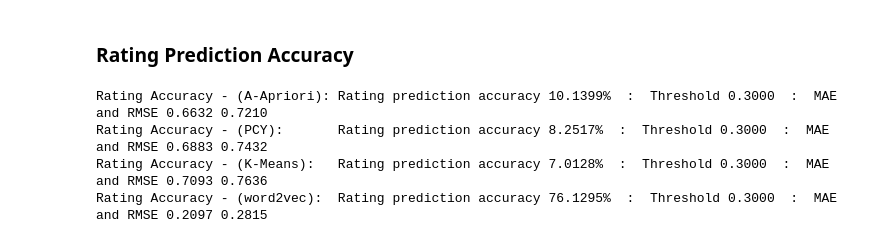
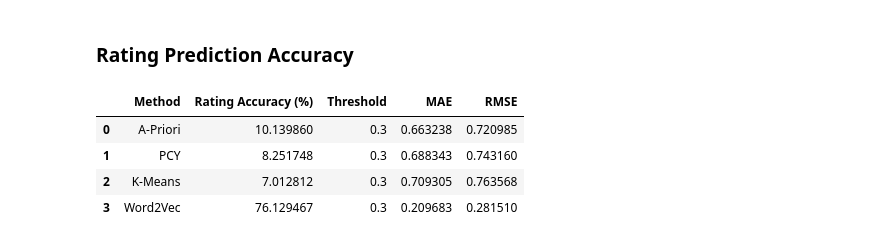
Before and after one commit to albert-moller/BookRecommender, a Jupyter notebook: recommendation_system.ipynb, the cells around one changed output. Drawn from its saved outputs; the diff is of its cells as text; code cells hidden in the pictures.

Commit message:
Displays rating accuracy results as pandas dataframe

```diff
--- a/recommendation_system.ipynb
+++ b/recommendation_system.ipynb
@@ -1505,23 +1505,48 @@ def compute_rating_accuracy(sampled_data, original_data, rec_column, threshold=0
         "RMSE": rmse,
         "threshold": threshold,
     }
-# %%
-apriori_rating_accuracy = compute_rating_accuracy(sampled_data, train_data, "A-Priori Recommendations")
-print(f"Rating Accuracy - (A-Apriori): Rating prediction accuracy {apriori_rating_accuracy["rating_acc"]:.4f}%  :  Threshold {apriori_rating_accuracy["threshold"]:.4f}  :  MAE and RMSE {apriori_rating_accuracy["MAE"]:.4f} {apriori_rating_accuracy["RMSE"]:.4f}")
-
-pcy_rating_accuracy = compute_rating_accuracy(sampled_data, train_data, "PCY Recommendations")
-print(f"Rating Accuracy - (PCY):       Rating prediction accuracy {pcy_rating_accuracy["rating_acc"]:.4f}%  :  Threshold {pcy_rating_accuracy["threshold"]:.4f}  :  MAE and RMSE {pcy_rating_accuracy["MAE"]:.4f} {pcy_rating_accuracy["RMSE"]:.4f}")
-
-kmeans_rating_accuracy = compute_rating_accuracy(sampled_data, train_data, "K-Means Recommendations")
-print(f"Rating Accuracy - (K-Means):   Rating prediction accuracy {kmeans_rating_accuracy["rating_acc"]:.4f}%  :  Threshold {kmeans_rating_accuracy["threshold"]:.4f}  :  MAE and RMSE {kmeans_rating_accuracy["MAE"]:.4f} {kmeans_rating_accuracy["RMSE"]:.4f}")
-
-word2vec_rating_accuracy = compute_rating_accuracy(sampled_data, train_data, "Word2Vec Recommendations")
-print(f"Rating Accuracy - (word2vec):  Rating prediction accuracy {word2vec_rating_accuracy["rating_acc"]:.4f}%  :  Threshold {word2vec_rating_accuracy["threshold"]:.4f}  :  MAE and RMSE {word2vec_rating_accuracy["MAE"]:.4f} {word2vec_rating_accuracy["RMSE"]:.4f}")
-# %% [output]
-Rating Accuracy - (A-Apriori): Rating prediction accuracy 10.1399%  :  Threshold 0.3000  :  MAE and RMSE 0.6632 0.7210
-Rating Accuracy - (PCY):       Rating prediction accuracy 8.2517%  :  Threshold 0.3000  :  MAE and RMSE 0.6883 0.7432
-Rating Accuracy - (K-Means):   Rating prediction accuracy 7.0128%  :  Threshold 0.3000  :  MAE and RMSE 0.7093 0.7636
-Rating Accuracy - (word2vec):  Rating prediction accuracy 76.1295%  :  Threshold 0.3000  :  MAE and RMSE 0.2097 0.2815
+# %%
+apriori_rating_accuracy = compute_rating_accuracy(sampled_data, train_data, "A-Priori Recommendations")
+pcy_rating_accuracy = compute_rating_accuracy(sampled_data, train_data, "PCY Recommendations")
+kmeans_rating_accuracy = compute_rating_accuracy(sampled_data, train_data, "K-Means Recommendations")
+word2vec_rating_accuracy = compute_rating_accuracy(sampled_data, train_data, "Word2Vec Recommendations")
+
+rating_accuracy_results = {
+    "Method": ["A-Priori", "PCY", "K-Means", "Word2Vec"],
+    "Rating Accuracy (%)": [
+        apriori_rating_accuracy["rating_acc"],
+        pcy_rating_accuracy["rating_acc"],
+        kmeans_rating_accuracy["rating_acc"],
+        word2vec_rating_accuracy["rating_acc"],
+    ],
+    "Threshold": [
+        apriori_rating_accuracy["threshold"],
+        pcy_rating_accuracy["threshold"],
+        kmeans_rating_accuracy["threshold"],
+        word2vec_rating_accuracy["threshold"],
+    ],
+    "MAE": [
+        apriori_rating_accuracy["MAE"],
+        pcy_rating_accuracy["MAE"],
+        kmeans_rating_accuracy["MAE"],
+        word2vec_rating_accuracy["MAE"],
+    ],
+    "RMSE": [
+        apriori_rating_accuracy["RMSE"],
+        pcy_rating_accuracy["RMSE"],
+        kmeans_rating_accuracy["RMSE"],
+        word2vec_rating_accuracy["RMSE"],
+    ],
+}
+
+rating_accuracy_results = pd.DataFrame(rating_accuracy_results)
+rating_accuracy_results.head()
+# %% [output]
+|  | Method | Rating Accuracy (%) | Threshold | MAE | RMSE |
+| 0 | A-Priori | 10.139860 | 0.3 | 0.663238 | 0.720985 |
+| 1 | PCY | 8.251748 | 0.3 | 0.688343 | 0.743160 |
+| 2 | K-Means | 7.012812 | 0.3 | 0.709305 | 0.763568 |
+| 3 | Word2Vec | 76.129467 | 0.3 | 0.209683 | 0.281510 |
 # %%
 sampled_data.head(10)
 # %% [output]
```
